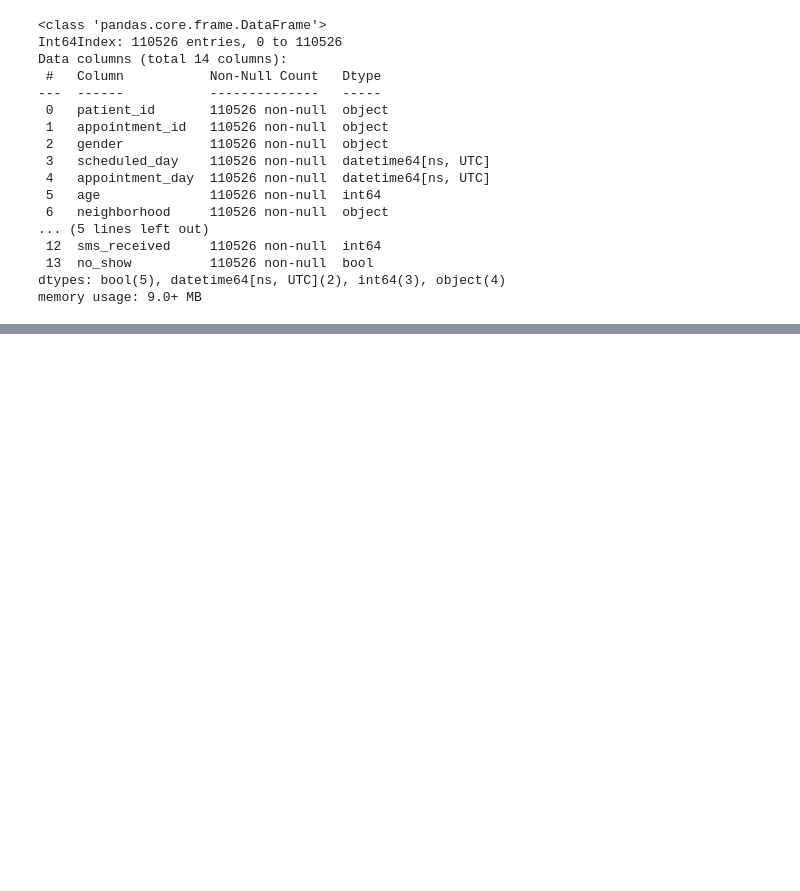
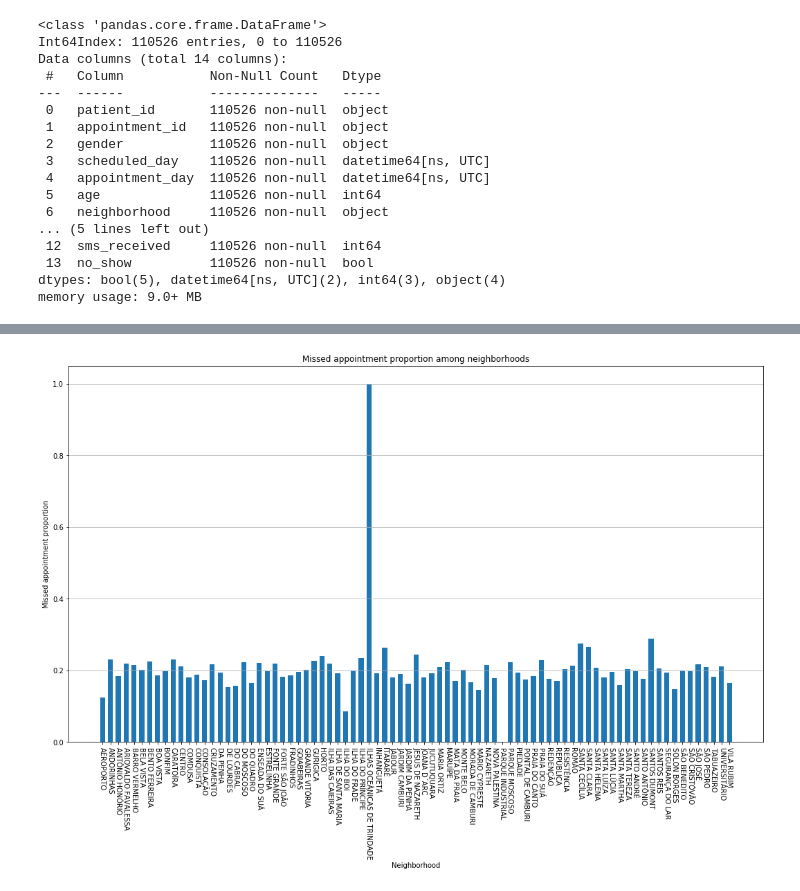
Before and after one commit to mhadjiantonis/missed_doc_apptmnts, a Jupyter notebook: missed_doc_apptmnt.ipynb, the cells around one changed output, grey strips where cells are left out. Saved outputs shown, nothing was run; the diff lists cells and outputs as text; code cells hidden in the pictures; blank space fills up the shorter version.

```diff
--- a/missed_doc_apptmnt.ipynb
+++ b/missed_doc_apptmnt.ipynb
@@ -247,0 +254,15 @@ memory usage: 9.0+ MB
+# %%
+neighborhood_missed_apps = df_doc_apps.groupby(['neighborhood']).mean().no_show
+plot_labels = neighborhood_missed_apps.index
+plot_values = neighborhood_missed_apps.values
+plot_positions = np.linspace(0,100,len(plot_labels))
+# %%
+plt.figure(figsize = (18,10))
+plt.bar(plot_positions, plot_values)
+plt.title('Missed appointment proportion among neighborhoods')
+plt.xlabel('Neighborhood')
+plt.xticks(plot_positions, plot_labels, rotation = -90)
+plt.ylabel('Missed appointment proportion')
+plt.grid(axis = 'y');
+# %% [output]
+[figure, added]
```
Also changed, not shown: parts of 6 cells of this notebook.
